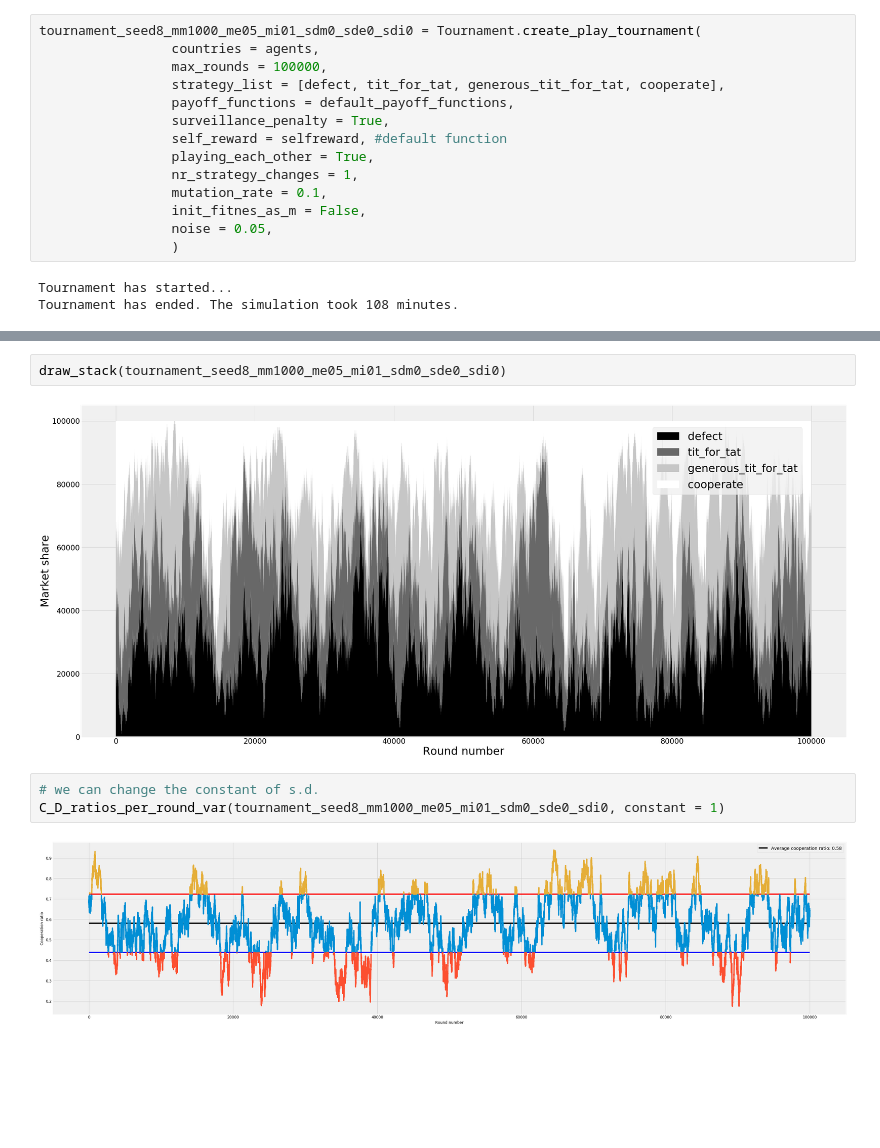
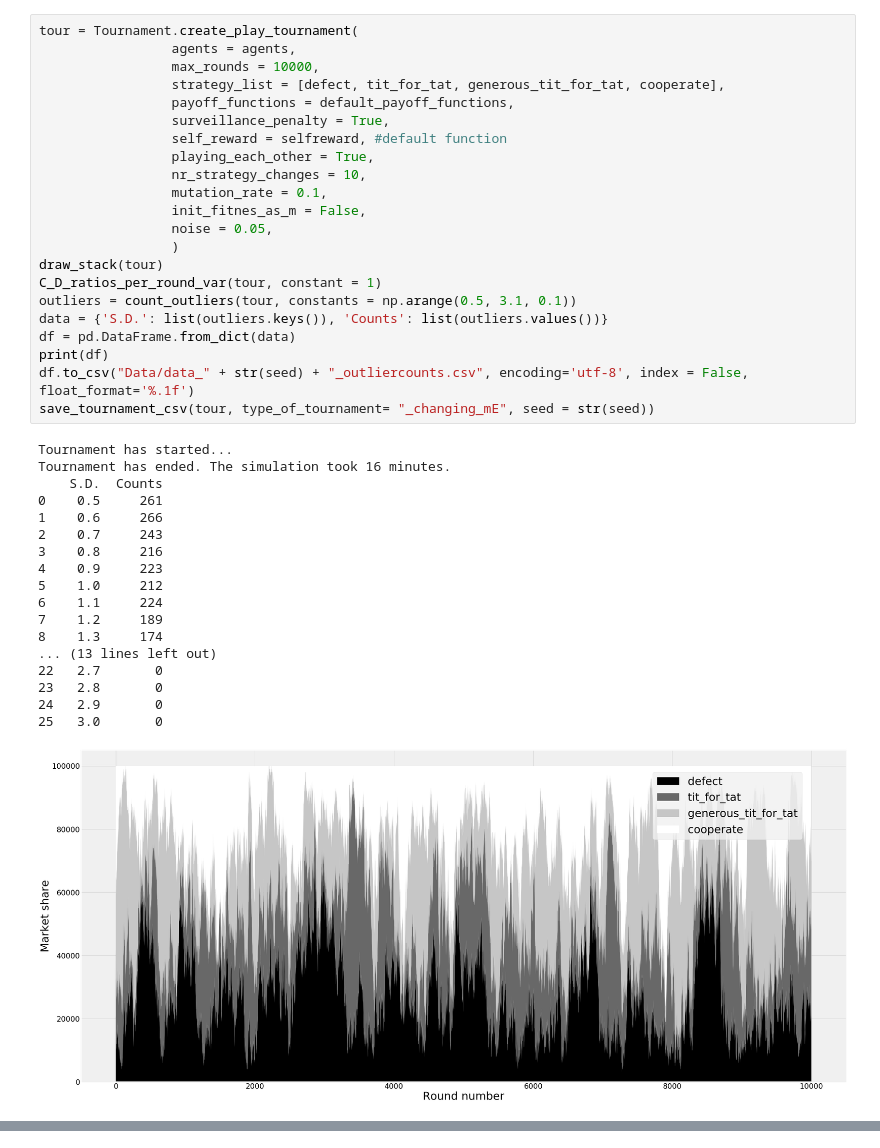
Before and after one commit to vocelik/heterogenous_game_theory, a Jupyter notebook: Changing Me/seed8_mm1000_me05_mi01_sdm0_sde0_sdi0.ipynb, the cells around one changed output, grey strips where cells are left out. Drawn from its saved outputs; the diff is of its cells as text; blank space fills up the shorter version.

Commit message:
control group and changing me new simuls

```diff
--- a/Changing Me/seed8_mm1000_me05_mi01_sdm0_sde0_sdi0.ipynb
+++ b/Changing Me/seed8_mm1000_me05_mi01_sdm0_sde0_sdi0.ipynb
@@ -45,17 +65,41 @@ condition sd I satisfied
 # %%
-tournament_seed8_mm1000_me05_mi01_sdm0_sde0_sdi0 = Tournament.create_play_tournament(
-                 countries = agents,
-                 max_rounds = 100000,
+tour = Tournament.create_play_tournament(
+                 agents = agents,
+                 max_rounds = 10000,
                  strategy_list = [defect, tit_for_tat, generous_tit_for_tat, cooperate],
                  payoff_functions = default_payoff_functions,
                  surveillance_penalty = True,
                  self_reward = selfreward, #default function
                  playing_each_other = True,
-                 nr_strategy_changes = 1,
+                 nr_strategy_changes = 10,
                  mutation_rate = 0.1,
                  init_fitnes_as_m = False,
                  noise = 0.05,
                  )
+draw_stack(tour)
+C_D_ratios_per_round_var(tour, constant = 1)
+outliers = count_outliers(tour, constants = np.arange(0.5, 3.1, 0.1))
+data = {'S.D.': list(outliers.keys()), 'Counts': list(outliers.values())}
+df = pd.DataFrame.from_dict(data)
+print(df)
+df.to_csv("Data/data_" + str(seed) + "_outliercounts.csv", encoding='utf-8', index = False, float_format='%.1f')
+save_tournament_csv(tour, type_of_tournament= "_changing_mE", seed = str(seed))
 # %% [output]
 Tournament has started...
-Tournament has ended. The simulation took 108 minutes.
+Tournament has ended. The simulation took 16 minutes.
+    S.D.  Counts
+0    0.5     261
+1    0.6     266
+2    0.7     243
+3    0.8     216
+4    0.9     223
+5    1.0     212
+6    1.1     224
+7    1.2     189
+8    1.3     174
+... (13 lines left out)
+22   2.7       0
+23   2.8       0
+24   2.9       0
+25   3.0       0
+[figure, added]
@@ -62,9 +106,0 @@ Tournament has ended. The simulation took 108 minutes.
-# %%
-draw_stack(tournament_seed8_mm1000_me05_mi01_sdm0_sde0_sdi0)
-# %% [output]
-[figure, removed]
-# %%
-# we can change the constant of s.d.
-C_D_ratios_per_round_var(tournament_seed8_mm1000_me05_mi01_sdm0_sde0_sdi0, constant = 1)
-# %% [output]
-[figure, removed]
```
Also changed, not shown: parts of 6 cells of this notebook, 12 other files.
